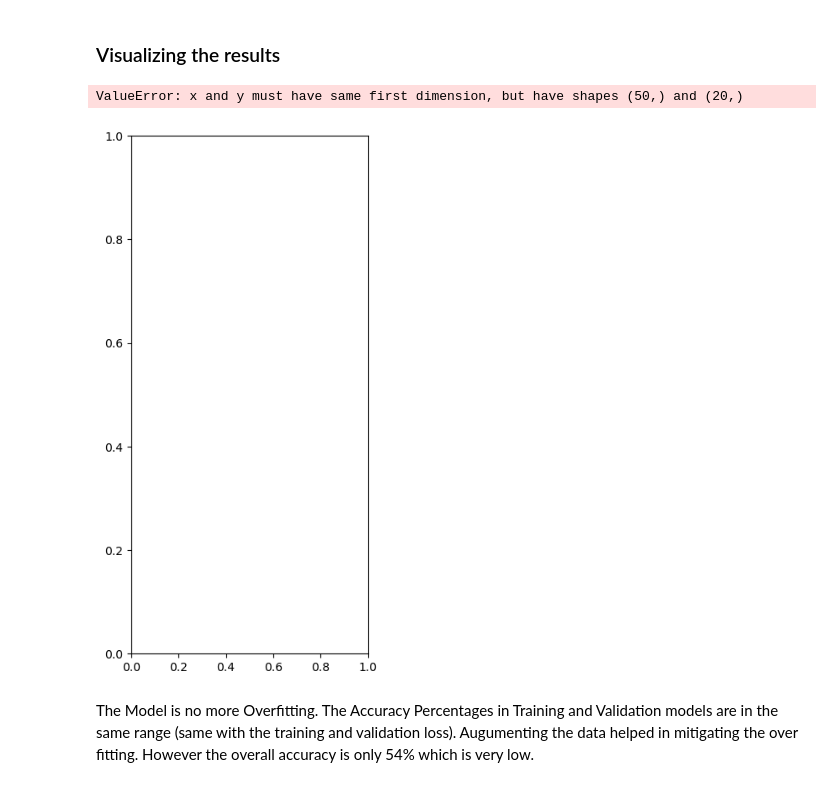
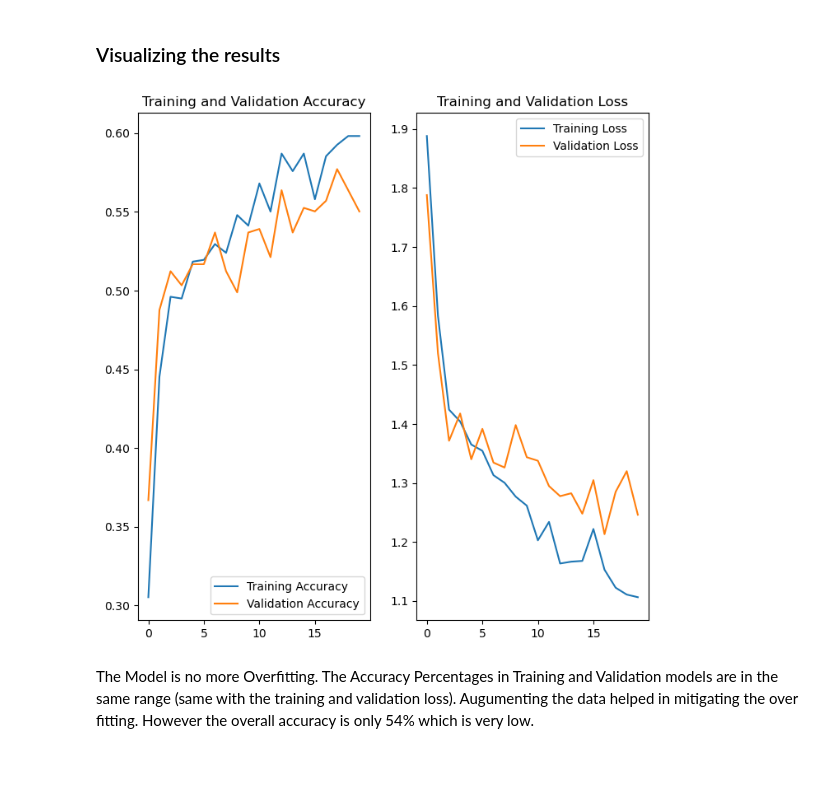
Before and after one commit to Mathur79/Skin-Cancer, a Jupyter notebook: Starter_code_Assignment_CNN_Skin_Cancer-checkpoint.ipynb, the cells around one changed output. Saved outputs shown, nothing was run; the diff lists cells and outputs as text; code cells hidden in the pictures.

```diff
--- a/Starter_code_Assignment_CNN_Skin_Cancer-checkpoint.ipynb
+++ b/Starter_code_Assignment_CNN_Skin_Cancer-checkpoint.ipynb
@@ -468,7 +468,7 @@ for images, labels in training_ds.take(1):
 ## You can use Dropout layer if there is an evidence of overfitting in your findings
 
 ## Your code goes here
-model = Sequential([
+model2 = Sequential([
   augmentation_data,
   layers.Conv2D(16, (3, 3), padding='same', activation=tf.nn.relu,input_shape=training_image_batch.shape[1:]),
 
@@ -487,7 +487,7 @@ model = Sequential([
 ### Compiling the model
 # %%
 ## Your code goes here
-model.compile(optimizer='adam',
+model2.compile(optimizer='adam',
               loss=tf.keras.losses.SparseCategoricalCrossentropy(from_logits=True),
               metrics=['accuracy'])
 # %% [markdown]
@@ -496,7 +496,7 @@ model.compile(optimizer='adam',
 ## Your code goes here, note: train your model for 20 epochs
 #history = ## your training code
 epochs = 20
-history = model.fit(
+history2 = model2.fit(
   normalized_training_set,
   validation_data=normalized_validation_set,
   epochs=epochs
@@ -525,30 +525,29 @@ Epoch 20/20
 # %% [markdown]
 ### Visualizing the results
 # %%
-acc = history.history['accuracy']
-val_acc = history.history['val_accuracy']
+acc = history2.history['accuracy']
+val_acc = history2.history['val_accuracy']
 
-loss = history.history['loss']
-val_loss = history.history['val_loss']
+loss = history2.history['loss']
+val_loss = history2.history['val_loss']
 
 epochs_range = range(epochs)
 
 plt.figure(figsize=(8, 8))
 plt.subplot(1, 2, 1)
 plt.plot(epochs_range, acc, label='Training Accuracy')
 plt.plot(epochs_range, val_acc, label='Validation Accuracy')
 plt.legend(loc='lower right')
 plt.title('Training and Validation Accuracy')
 
 plt.subplot(1, 2, 2)
 plt.plot(epochs_range, loss, label='Training Loss')
 plt.plot(epochs_range, val_loss, label='Validation Loss')
 plt.legend(loc='upper right')
 plt.title('Training and Validation Loss')
 plt.show()
 # %% [output]
-ValueError: x and y must have same first dimension, but have shapes (50,) and (20,)
-[figure, old version]
+[figure, new version]
 # %% [markdown]
 The Model is no more Overfitting. The Accuracy Percentages in Training and Validation models are in the same range (same with the training and validation loss). Augumenting the data helped in mitigating the over fitting.
 However the overall accuracy is only 54% which is very low.
```
Also changed, not shown: parts of 15 cells of this notebook.
